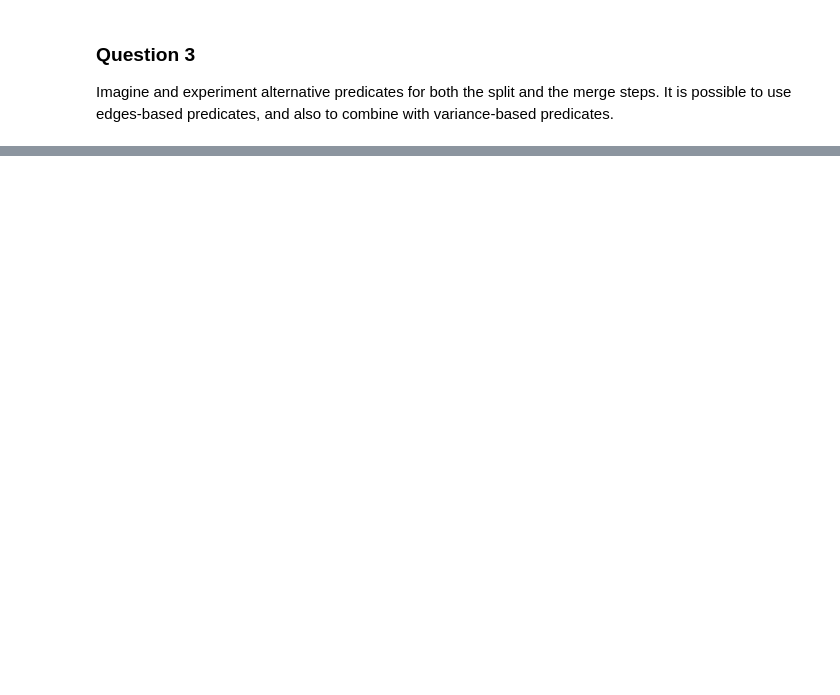
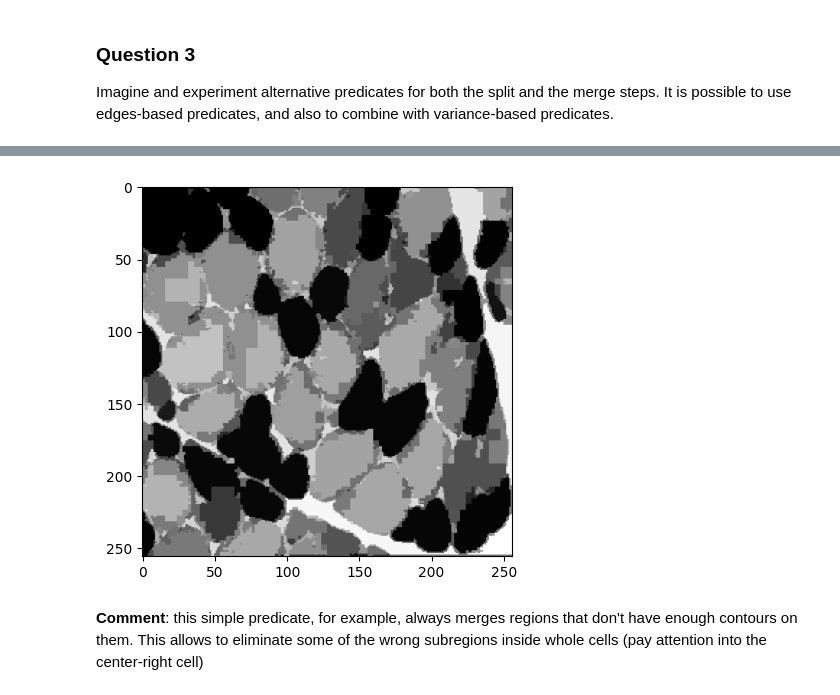
Before and after one commit to andrewerf/BIMA, a Jupyter notebook: TME7/TME7_Cosentino_Aralov.ipynb, the cells around one changed output, grey strips where cells are left out. Saved outputs shown, nothing was run; the diff lists cells and outputs as text; code cells hidden in the pictures; blank space fills up the shorter version.

```diff
--- a/TME7/TME7_Cosentino_Aralov.ipynb
+++ b/TME7/TME7_Cosentino_Aralov.ipynb
@@ -448,0 +503,35 @@ Imagine and experiment alternative predicates for both the split and the merge s
+# %%
+def predmerge_contour_overlap(b, R, *args):
+    """ BlocsStat*Region*... -> bool
+        If merge, R[0] is modified
+        Merges if block has contours overlap
+    """
+    cnt = args[0]
+    cnt_area_b = np.count_nonzero(cnt[b[0] : b[1], b[2] : b[3]])
+    cnt_area_R = 0
+    for bb in R:
+        cnt_area_R += np.count_nonzero(cnt[bb[0] : bb[1], bb[2] : bb[3]])
+
+    if abs(b[-2] - R[0][-2]) < args[1] or cnt_area_b < 15 and cnt_area_R < 15:
+        R[0] = (
+            *R[0][:4],
+            R[0][-3] + b[-3],
+            ( b[-3] * b[-2] + R[0][-3] * R[0][-2] ) / (b[-3] + R[0][-3]),
+            R[0][-1]
+        )
+        R.append(b)
+        return True
+    else:
+        return False
+
+
+img = np.asarray(Image.open('img/muscle.png'))
+cnt = compute_contrours(img)
+tree = split(img, (0, img.shape[0], 0, img.shape[1]), predsplit, 15)
+M_sorted = merge_sorted(tree, img, predmerge_contour_overlap, cnt, 20)
+plt.imshow(np.abs(regions(M_sorted, img.shape)), cmap='grey')
+plt.show()
+# %% [output]
+[figure, added]
+# %% [markdown]
+**Comment**: this simple predicate, for example, always merges regions that don't have enough contours on them. This allows to eliminate some of the wrong subregions inside whole cells (pay attention into the center-right cell)
```
Also changed, not shown: parts of 5 cells of this notebook.
